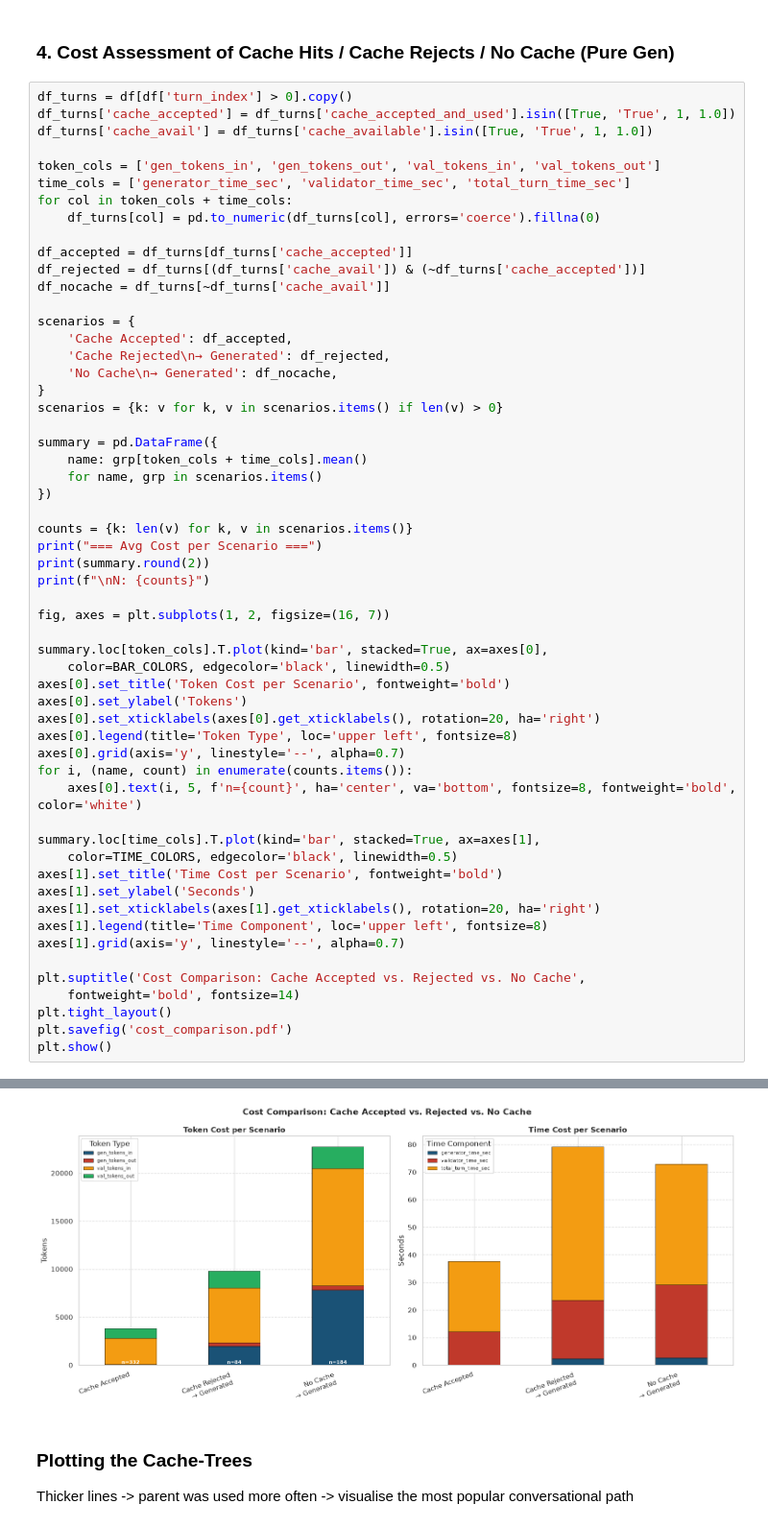
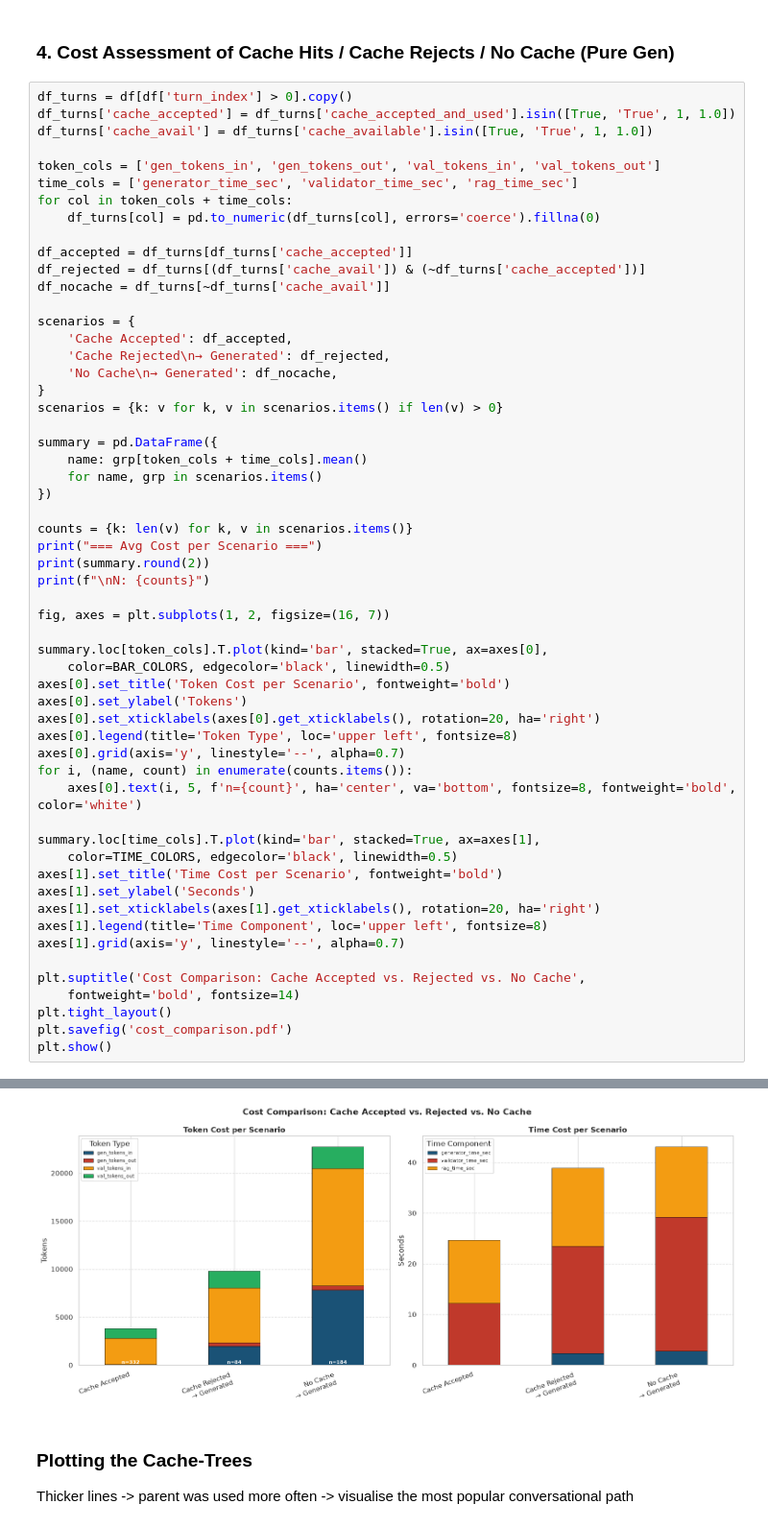
Before and after one commit to Daniel-Innsbruck/masterarbeit, a Jupyter notebook: phase_1_validation/caching_efficiency/cache_efficiency_analysis.ipynb, the cells around one changed output, grey strips where cells are left out. Shown at 96% size. Saved outputs shown, nothing was run; the diff lists cells and outputs as text.

Commit message:
FIX: fix a wrong label in plot

```diff
--- a/phase_1_validation/caching_efficiency/cache_efficiency_analysis.ipynb
+++ b/phase_1_validation/caching_efficiency/cache_efficiency_analysis.ipynb
@@ -300,7 +300,7 @@ df_turns['cache_accepted'] = df_turns['cache_accepted_and_used'].isin([True, 'Tr
 df_turns['cache_avail'] = df_turns['cache_available'].isin([True, 'True', 1, 1.0])
 
 token_cols = ['gen_tokens_in', 'gen_tokens_out', 'val_tokens_in', 'val_tokens_out']
-time_cols = ['generator_time_sec', 'validator_time_sec', 'total_turn_time_sec']
+time_cols = ['generator_time_sec', 'validator_time_sec', 'rag_time_sec']
 for col in token_cols + time_cols:
     df_turns[col] = pd.to_numeric(df_turns[col], errors='coerce').fillna(0)
 
@@ -372,6 +372,6 @@ total_turn_time_sec                  43.78
 
 N: {'Cache Accepted': 332, 'Cache Rejected\n→ Generated': 84, 'No Cache\n→ Generated': 184}
-[figure, old version]
+[figure, new version]
 # %% [markdown]
 ### Plotting the Cache-Trees
 
```
Also changed, not shown: parts of 1 cell of this notebook, 1 other file.
